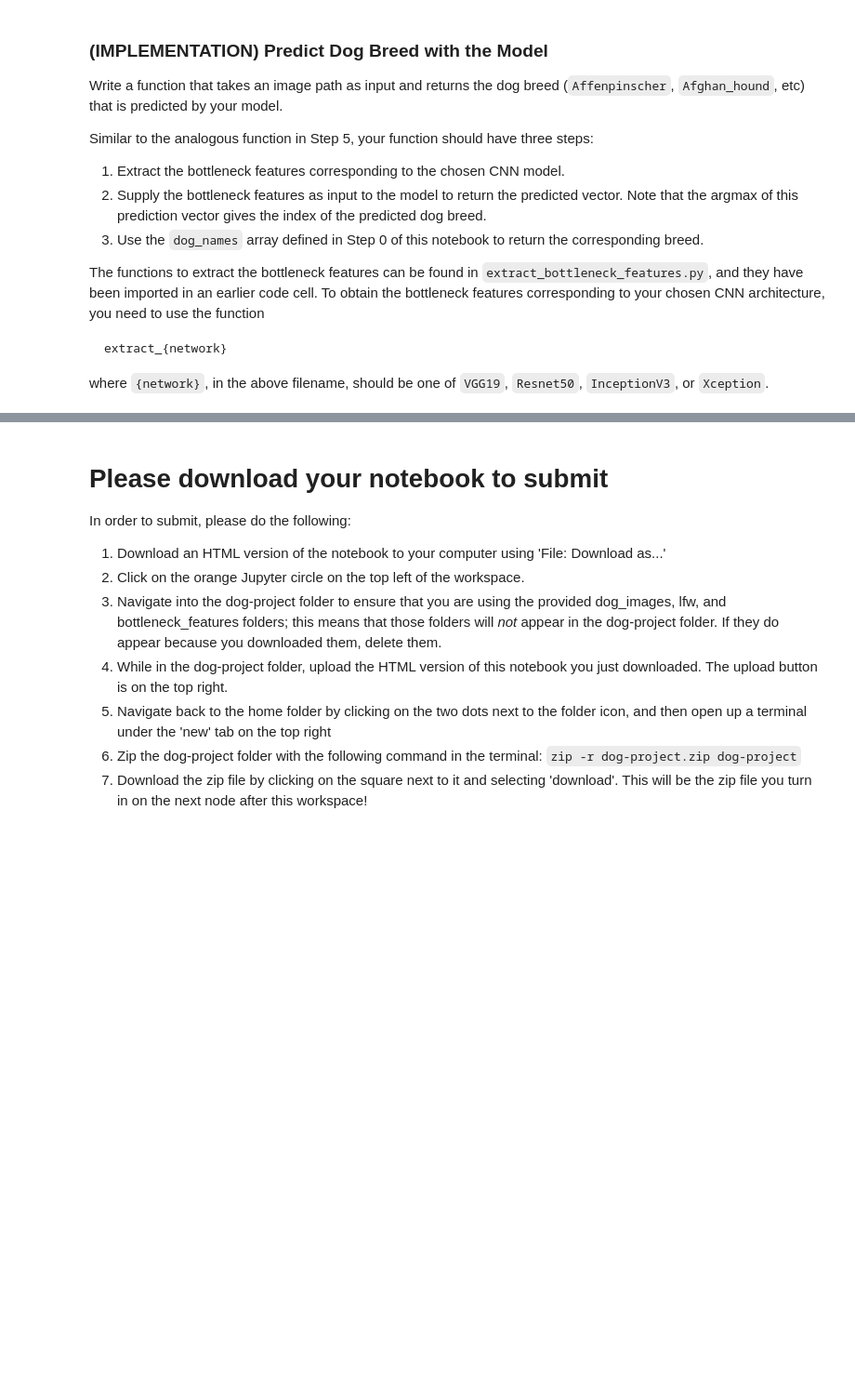
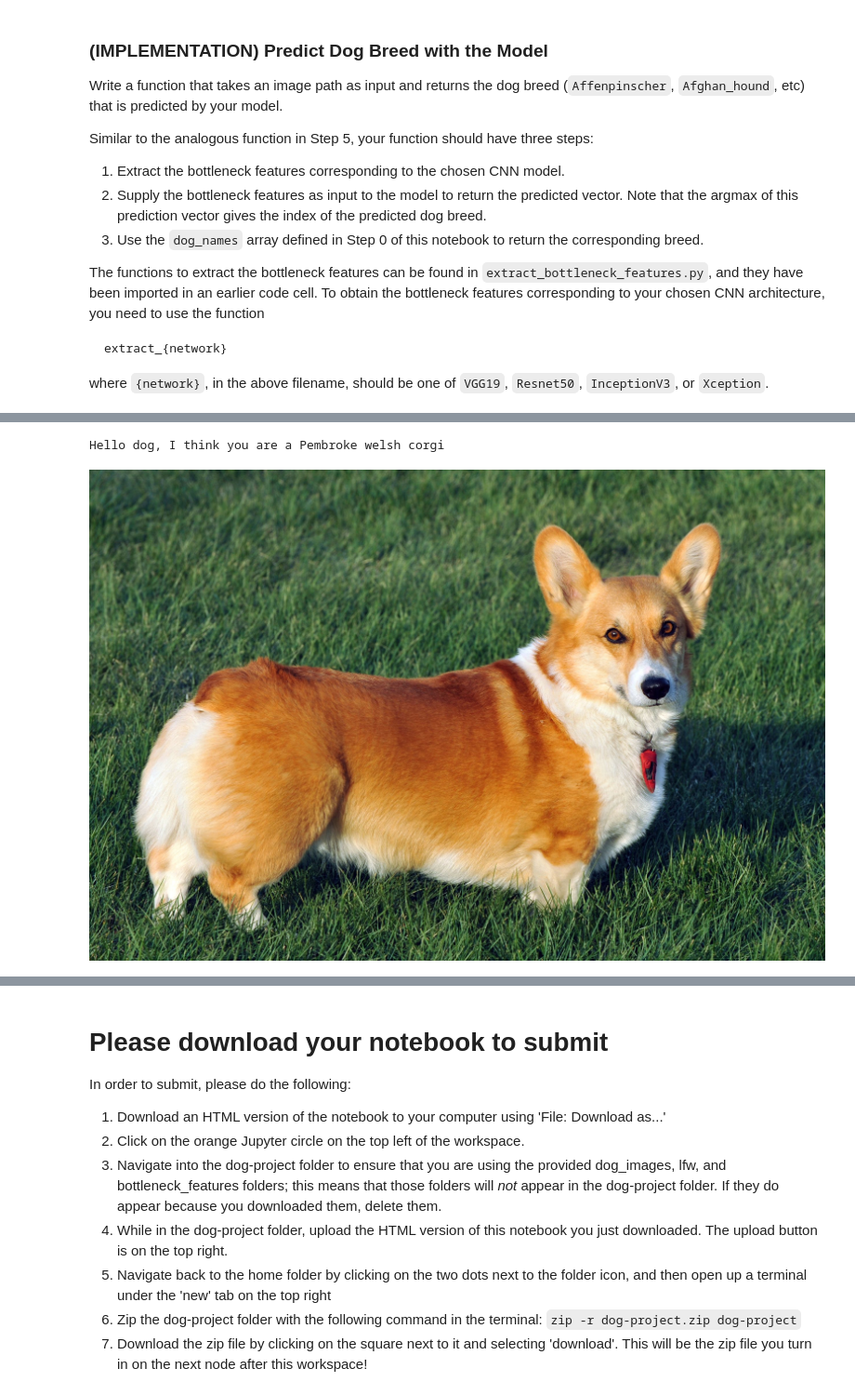
Before and after one commit to danielbank/dog-project, a Jupyter notebook: dog_app.ipynb, the cells around one changed output, grey strips where cells are left out. Shown at 93% size. Saved outputs shown, nothing was run; the diff lists cells and outputs as text; code cells hidden in the pictures; blank space fills up the shorter version.

```diff
--- a/dog_app.ipynb
+++ b/dog_app.ipynb
@@ -805,0 +815,6 @@ Hello human, you look like a Plott
+# %%
+# A Corgi
+dog_predictor('uploads/corgi.jpg')
+# %% [output]
+Hello dog, I think you are a Pembroke welsh corgi
+[figure, added]
```
Also changed, not shown: parts of 16 cells of this notebook, 2 other files.
